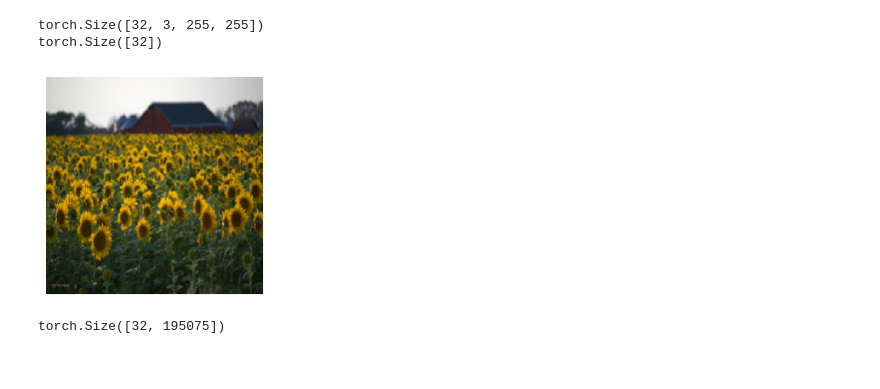
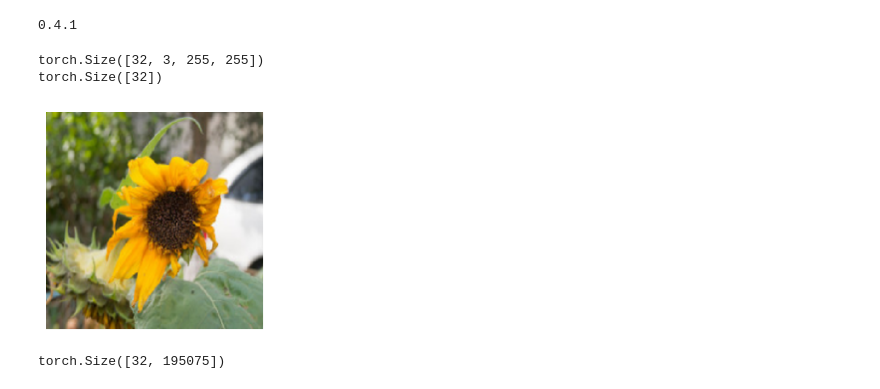
Before and after one commit to akshaykulkarni07/deep_learning_models, a Jupyter notebook: logistic_regression.ipynb, the cells around one changed output. Cells and saved outputs as stored; diff of their text form; code cells hidden in the pictures.

```diff
--- a/logistic_regression.ipynb
+++ b/logistic_regression.ipynb
@@ -5,12 +5,15 @@
 import matplotlib.pyplot as plt
 
 import torch
+print(torch.__version__)
 import torchvision
 from torchvision import datasets, transforms
 
 import helper
+# %% [output]
+0.4.1
 # %%
-data_dir = '/home/akshay/Downloads/Flower Classification'
+data_dir = '/home/akshay/Projects/flower_classification/flowers/train'
 batch_size = 32
 tf = transforms.Compose([transforms.Resize((255, 255)),
                          transforms.ToTensor(),
@@ -19,15 +22,21 @@ tf = transforms.Compose([transforms.Resize((255, 255)),
 train_dataset = datasets.ImageFolder(data_dir, transform = tf)
 
 train_loader = torch.utils.data.DataLoader(train_dataset, batch_size = batch_size, shuffle = True)
+
+data_dir = '/home/akshay/Projects/flower_classification/flowers/test'
+
+test_dataset = datasets.ImageFolder(data_dir, transform = tf)
+
+test_loader = torch.utils.data.DataLoader(test_dataset, batch_size = batch_size, shuffle = True)
 # %%
-images, labels = next(iter(train_loader))
+images, labels = next(iter(test_loader))
 print(images.shape)
 helper.imshow(images[0], normalize = False)
 print(labels.shape)
 # %% [output]
 torch.Size([32, 3, 255, 255])
 torch.Size([32])
-[figure, old version]
+[figure, new version]
 # %%
 a = images.view(images.shape[0], -1)
 print(a.shape)
```
Also changed, not shown: parts of 4 cells of this notebook.
